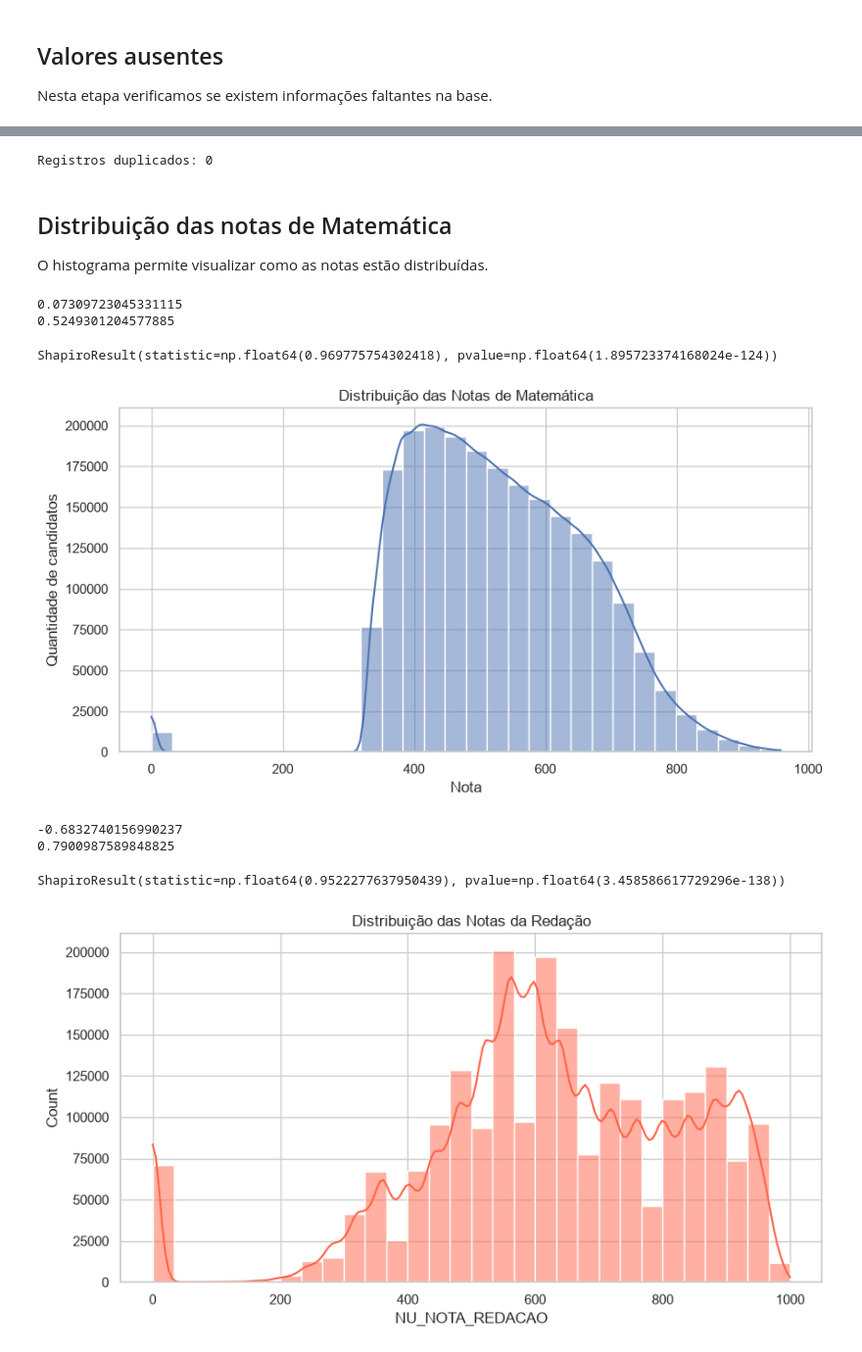
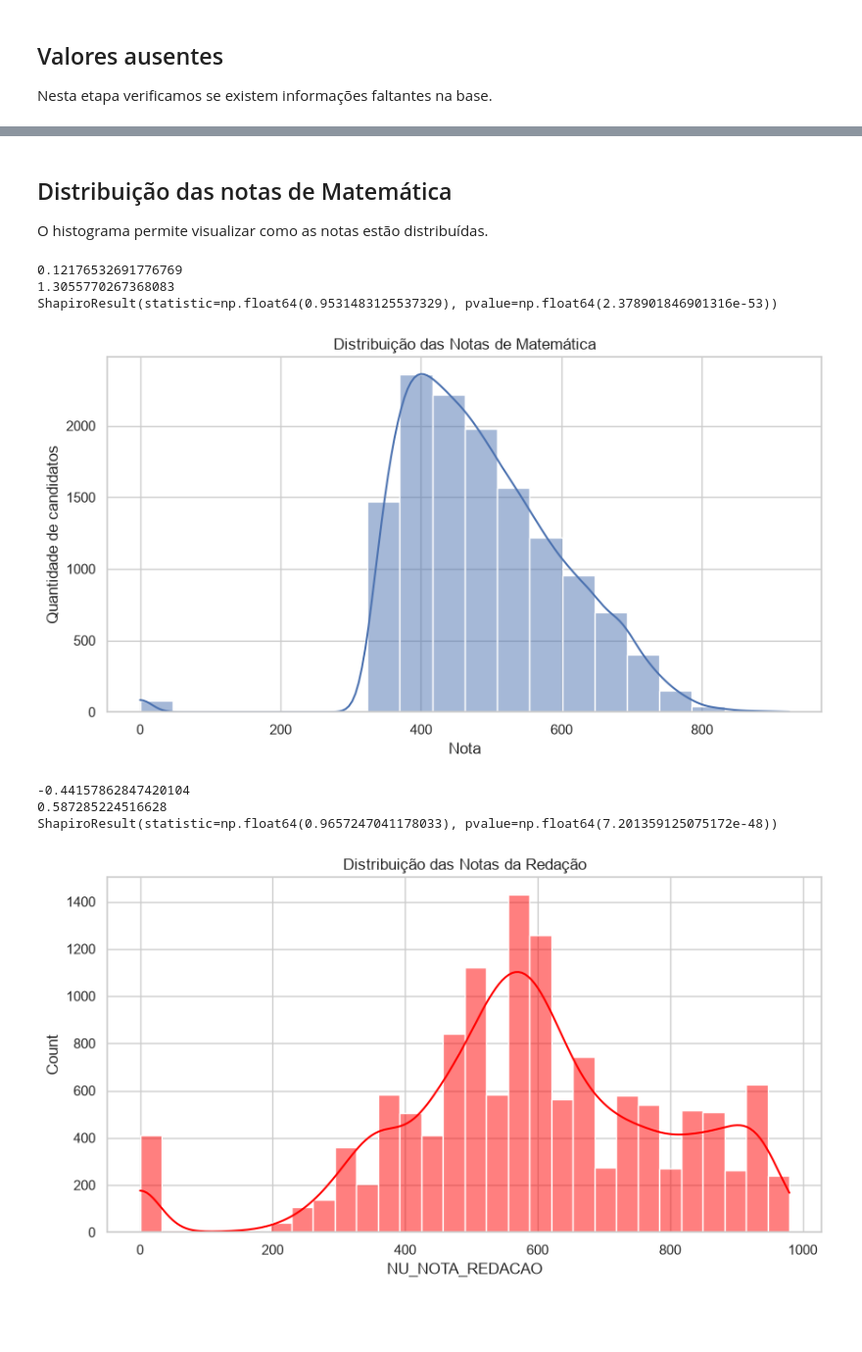
Before and after one commit to mvs105/TESI1---2026.1, a Jupyter notebook: analise_exploratoria_enem_acre.ipynb, the cells around one changed output, grey strips where cells are left out. Shown at 98% size. Drawn from its saved outputs; the diff is of its cells as text; code cells hidden in the pictures; blank space fills up the shorter version.

```diff
--- a/analise_exploratoria_enem_acre.ipynb
+++ b/analise_exploratoria_enem_acre.ipynb
@@ -29,7 +29,7 @@ pd.set_option("display.max_rows", 100)
 
 plt.rcParams["figure.figsize"] = (10,6)
 # %%
-df_acre = pd.read_csv("base_dados_brutos/MICRODADOS_ENEM_2023_AC.csv")
+df_acre = pd.read_csv("../base_dados/MICRODADOS_ENEM_2023_AC.csv")
 print("Base carregada com sucesso!\n")
 print(f"Registros do Acre: {len(df_acre)}")
 # %% [output]
@@ -235,8 +201,4 @@ SG_UF_PROVA                0.000000
 dtype: float64
-# %%
-print("Registros duplicados:", df.duplicated().sum())
-# %% [output]
-Registros duplicados: 0
 # %% [markdown]
 ## Distribuição das notas de Matemática
 
@@ -244,17 +206,17 @@ O histograma permite visualizar como as notas estão distribuídas.
 # %%
 from scipy import stats
 
-print(df['NU_NOTA_MT'].skew())
-print(df['NU_NOTA_MT'].kurt())
+print(df_acre['NU_NOTA_MT'].skew())
+print(df_acre['NU_NOTA_MT'].kurt())
 
-print(stats.shapiro(df['NU_NOTA_MT']))
+print(stats.shapiro(df_acre['NU_NOTA_MT']))
 
 plt.figure(figsize=(10,5))
 
 sns.histplot(
-    data=df,
+    data=df_acre,
     x="NU_NOTA_MT",
-    bins=30,
+    bins=20,
     kde=True
 )
 
@@ -264,30 +226,30 @@ plt.ylabel("Quantidade de candidatos")
 
 plt.show()
 # %% [output]
-0.07309723045331115
-0.5249301204577885
+0.12176532691776769
+1.3055770267368083
+ShapiroResult(statistic=np.float64(0.9531483125537329), pvalue=np.float64(2.378901846901316e-53))
-ShapiroResult(statistic=np.float64(0.969775754302418), pvalue=np.float64(1.895723374168024e-124))
-[figure, old version]
+[figure, new version]
 # %%
-print(df['NU_NOTA_REDACAO'].skew())
-print(df['NU_NOTA_REDACAO'].kurt())
+print(df_acre['NU_NOTA_REDACAO'].skew())
+print(df_acre['NU_NOTA_REDACAO'].kurt())
 
-print(stats.shapiro(df['NU_NOTA_REDACAO']))
+print(stats.shapiro(df_acre['NU_NOTA_REDACAO']))
 plt.figure(figsize=(10,5))
 
 sns.histplot(
-    data=df,
+    data=df_acre,
     x="NU_NOTA_REDACAO",
     bins=30,
     kde=True,
-    color="tomato"
+    color="red"
 )
 
 plt.title("Distribuição das Notas da Redação")
 
 plt.show()
 # %% [output]
--0.6832740156990237
-0.7900987589848825
+-0.44157862847420104
+0.587285224516628
+ShapiroResult(statistic=np.float64(0.9657247041178033), pvalue=np.float64(7.201359125075172e-48))
-ShapiroResult(statistic=np.float64(0.9522277637950439), pvalue=np.float64(3.458586617729296e-138))
-[figure, old version]
+[figure, new version]
```
Also changed, not shown: parts of 19 cells of this notebook.
